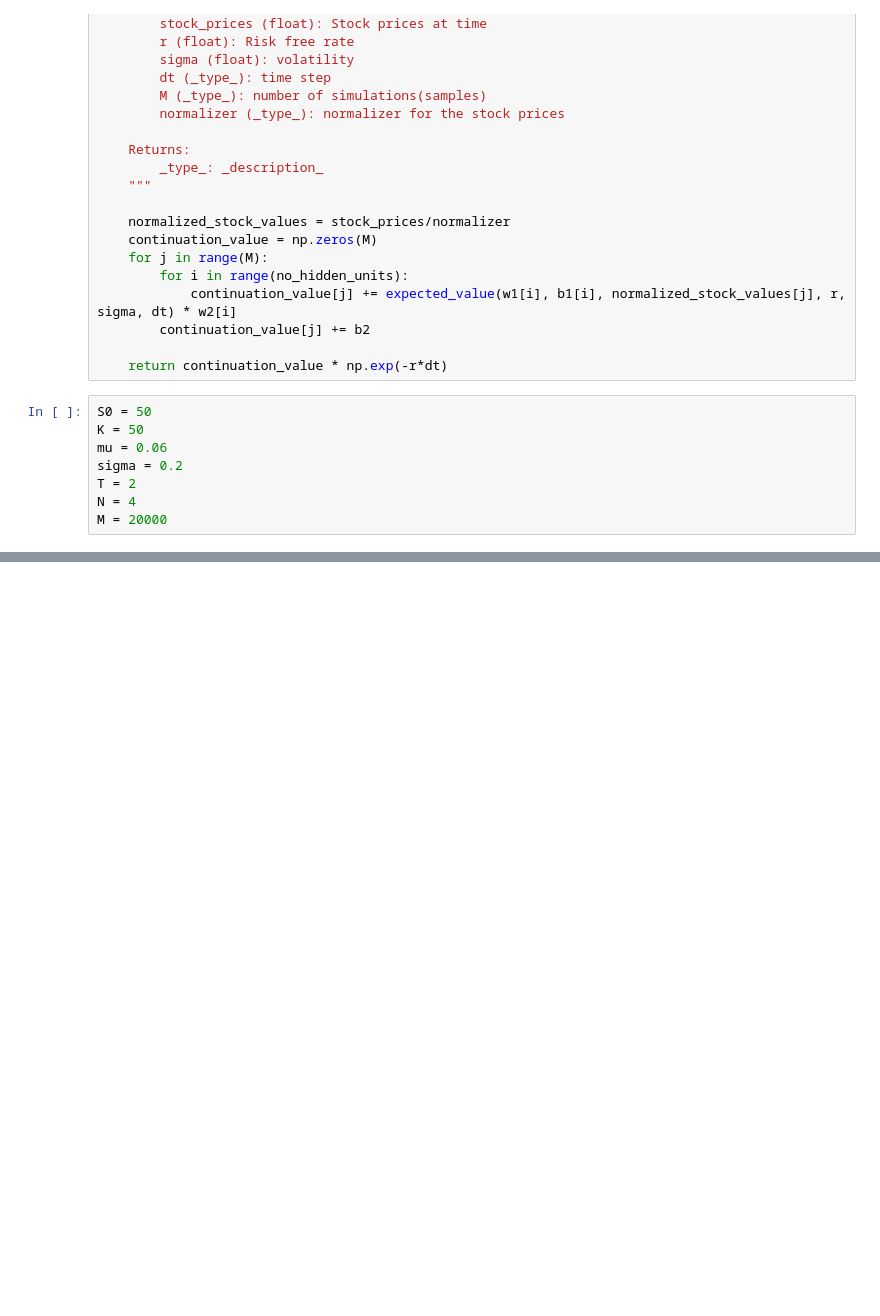
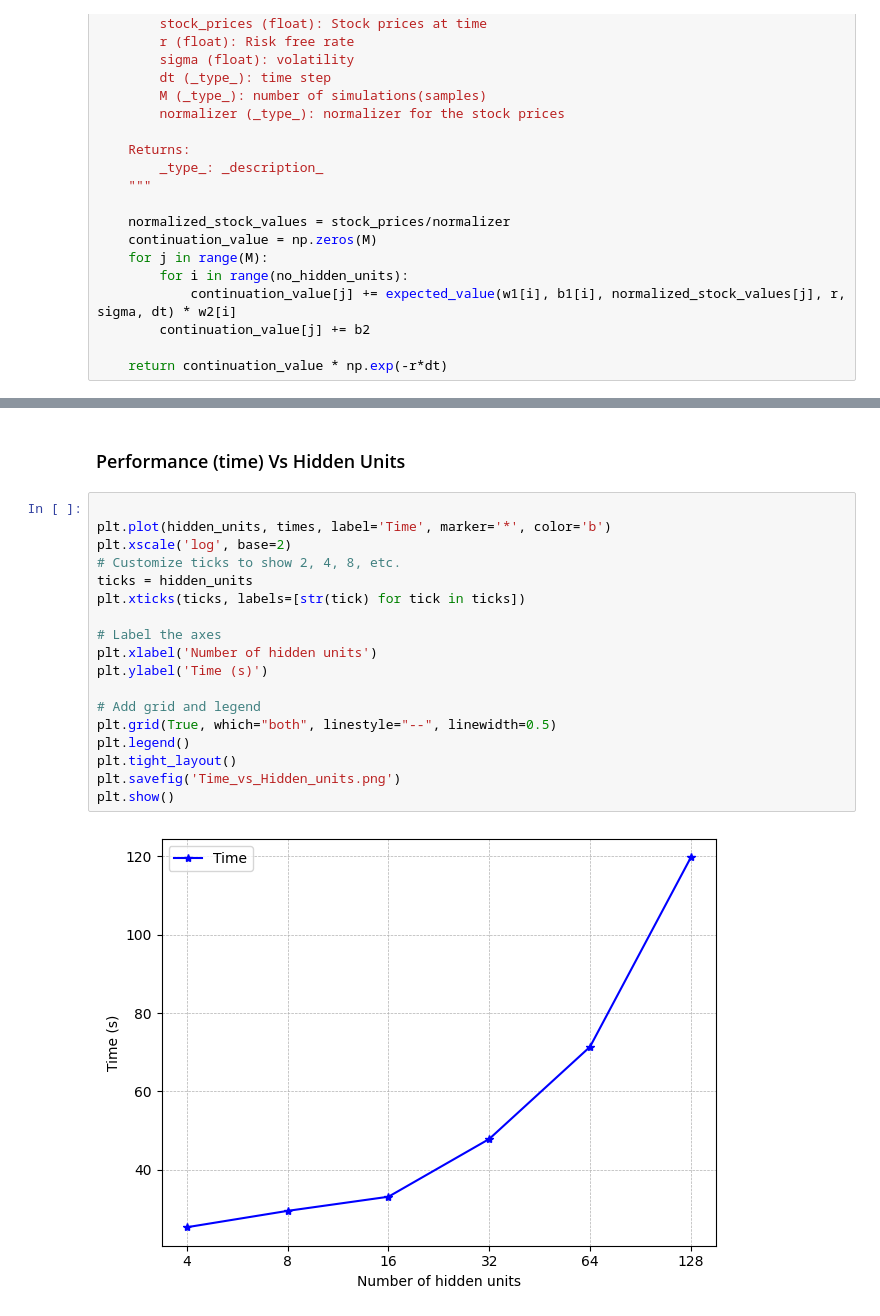
Before and after one commit to NitaiNijholt/SemiStaticReplicationNeuralNet, a Jupyter notebook: Final_Bermu_RLNN.ipynb, the cells around one changed output, grey strips where cells are left out. Cells and saved outputs as stored; diff of their text form; blank space fills up the shorter version.

```diff
--- a/Final_Bermu_RLNN.ipynb
+++ b/Final_Bermu_RLNN.ipynb
@@ -148,12 +150,4 @@ def cal_continuation_value(w1, b1, w2, b2, no_hidden_units, stock_prices, r, sig
         continuation_value[j] += b2
 
     return continuation_value * np.exp(-r*dt)
-# %%
-S0 = 50
-K = 50
-mu = 0.06
-sigma = 0.2
-T = 2
-N = 4
-M = 20000
 # %%
@@ -264,0 +413,22 @@ Epoch 1438/3000
+# %% [markdown]
+### Performance (time) Vs Hidden Units
+# %%
+
+plt.plot(hidden_units, times, label='Time', marker='*', color='b')
+plt.xscale('log', base=2)
+# Customize ticks to show 2, 4, 8, etc.
+ticks = hidden_units
+plt.xticks(ticks, labels=[str(tick) for tick in ticks])
+
+# Label the axes
+plt.xlabel('Number of hidden units')
+plt.ylabel('Time (s)')
+
+# Add grid and legend
+plt.grid(True, which="both", linestyle="--", linewidth=0.5)
+plt.legend()
+plt.tight_layout()
+plt.savefig('Time_vs_Hidden_units.png')
+plt.show()
+# %% [output]
+[figure, added]
```
Also changed, not shown: parts of 45 cells of this notebook.
